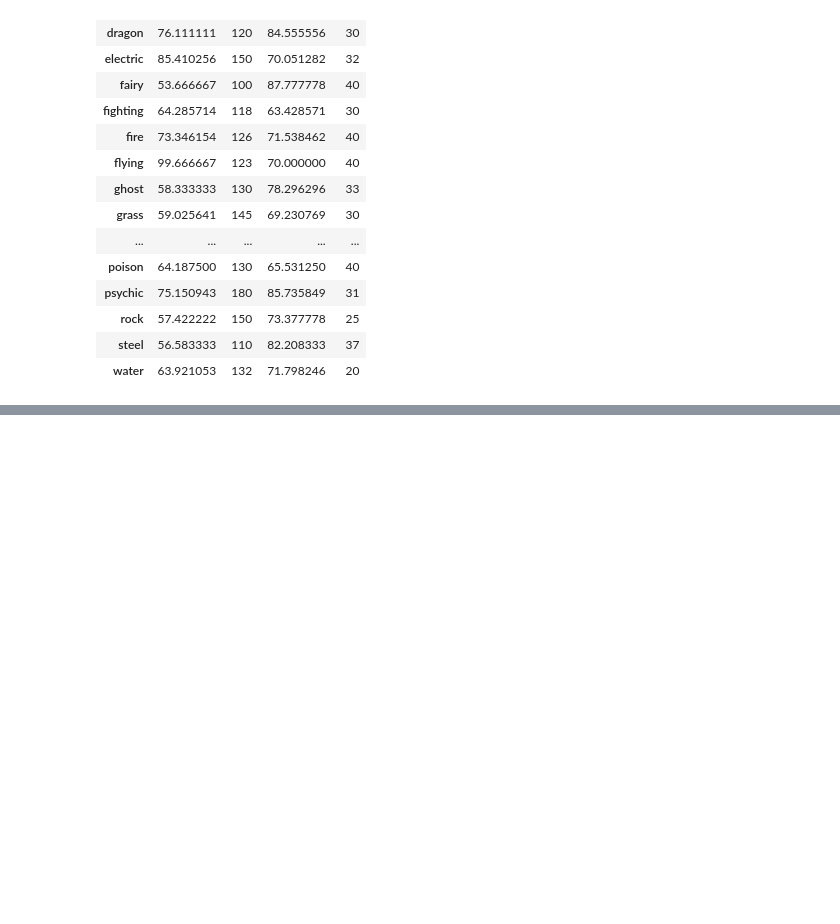
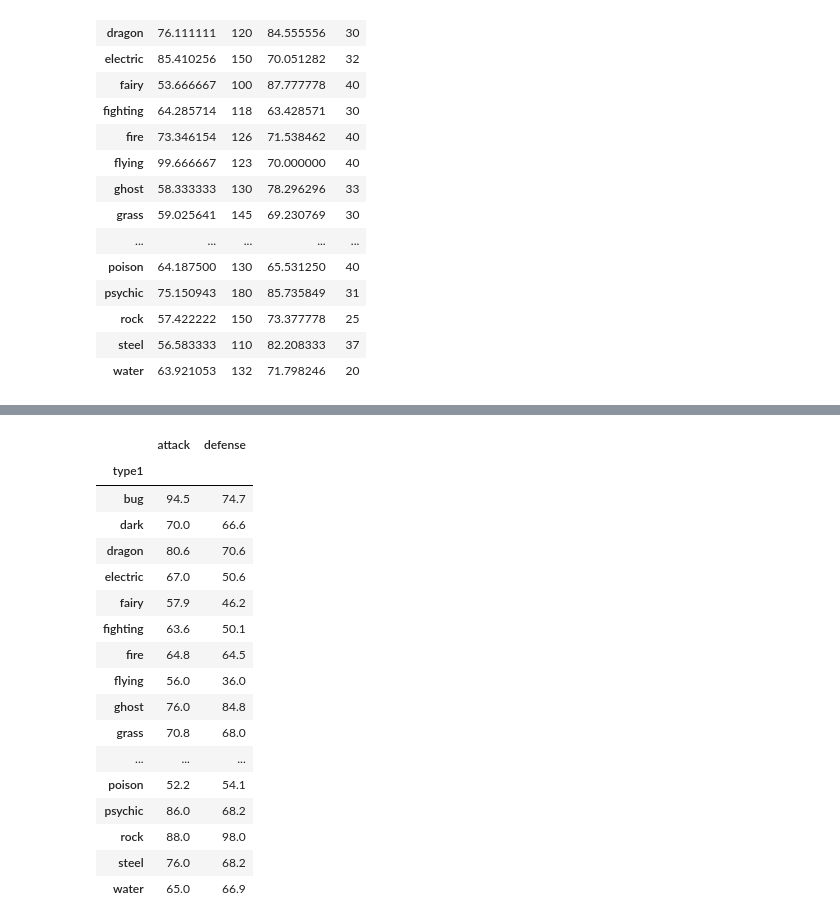
Before and after one commit to GCabral95/Codigos_Analise_Dados, a Jupyter notebook: Consultando a Base.ipynb, the cells around one changed output, grey strips where cells are left out. Cells and saved outputs as stored; diff of their text form; code cells hidden in the pictures; blank space fills up the shorter version.

```diff
--- a/Consultando a Base.ipynb
+++ b/Consultando a Base.ipynb
@@ -241,0 +277,25 @@ df.groupby('type1').agg({'speed':['mean','max'],
+# %%
+#Agrupando por uma função criada
+def dif_quantil(x):
+    return (x.quantile(0.9) - x.quantile(0.1))
+# %%
+df.groupby('type1')[['attack','defense']].agg(dif_quantil)
+# %% [output]
+|  | attack | defense |
+| type1 |  |  |
+| bug | 94.5 | 74.7 |
+| dark | 70.0 | 66.6 |
+| dragon | 80.6 | 70.6 |
+| electric | 67.0 | 50.6 |
+| fairy | 57.9 | 46.2 |
+| fighting | 63.6 | 50.1 |
+| fire | 64.8 | 64.5 |
+| flying | 56.0 | 36.0 |
+| ghost | 76.0 | 84.8 |
+| grass | 70.8 | 68.0 |
+| ... | ... | ... |
+| poison | 52.2 | 54.1 |
+| psychic | 86.0 | 68.2 |
+| rock | 88.0 | 98.0 |
+| steel | 76.0 | 68.2 |
+| water | 65.0 | 66.9 |
```
Also changed, not shown: parts of 11 cells of this notebook, 1 other file.
